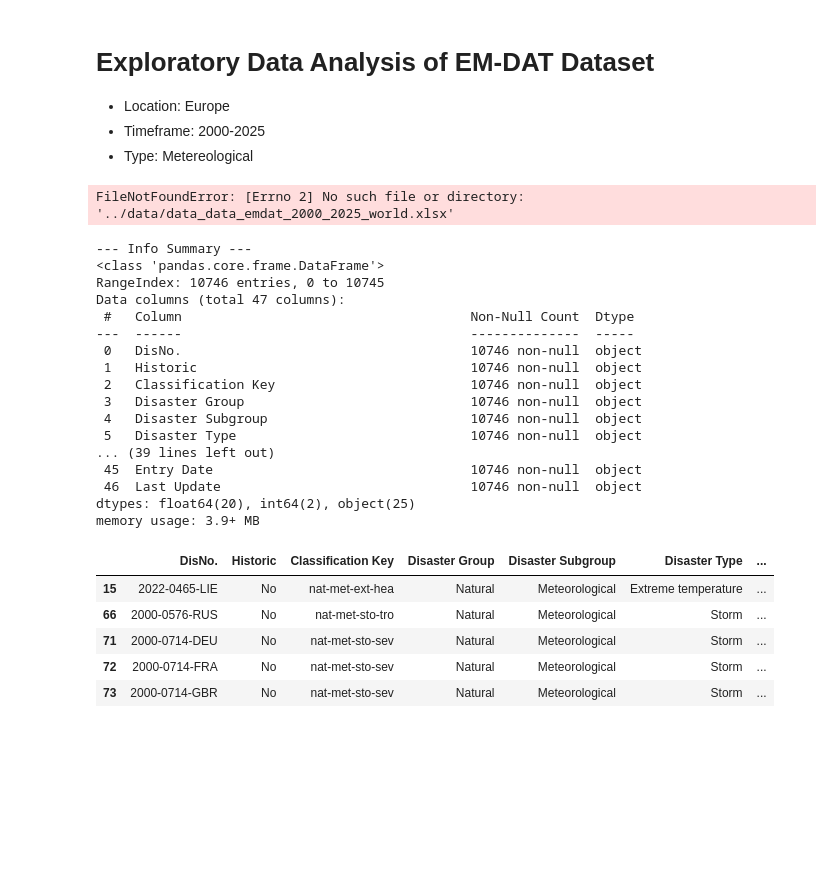
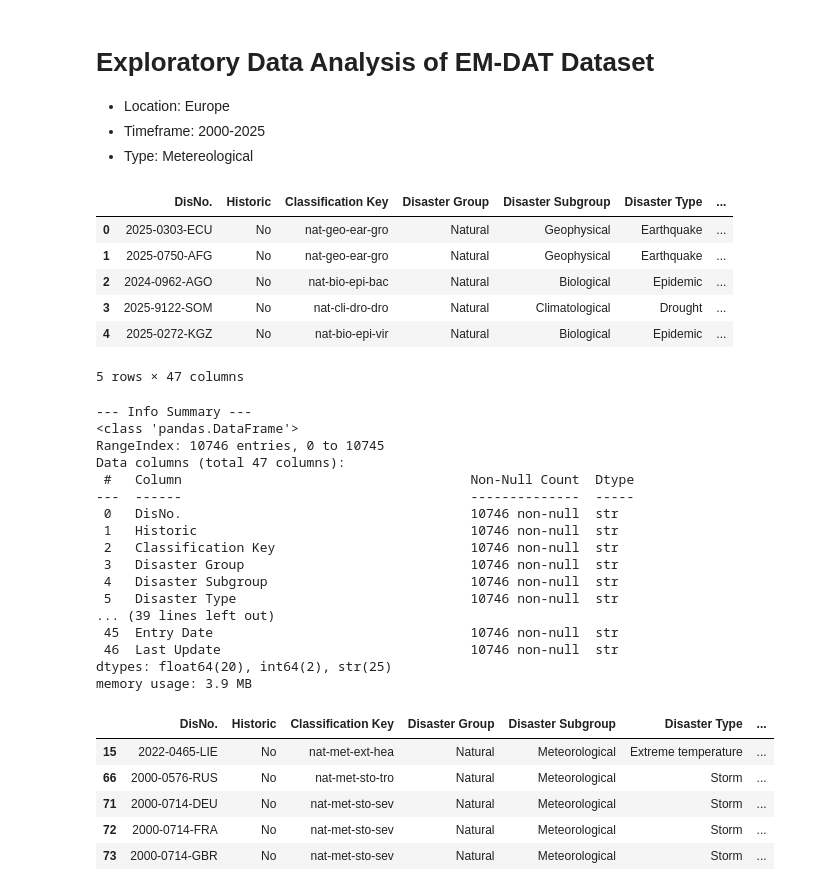
Before and after one commit to mjduarterosa/tdda-tutorial_emdat, a Jupyter notebook: notebooks/explore_EMDAT.ipynb, the cells around one changed output. Saved outputs shown, nothing was run; the diff lists cells and outputs as text; code cells hidden in the pictures; blank space fills up the shorter version.

Commit message:
fix path

```diff
--- a/notebooks/explore_EMDAT.ipynb
+++ b/notebooks/explore_EMDAT.ipynb
@@ -11,35 +11,41 @@
 # %%
 import pandas as pd
 
 # Directly load the EM-DAT excel file from Google Drive
-file_path = "../data/data_data_emdat_2000_2025_world.xlsx"
+file_path = "../data/data_emdat_2000_2025_world.xlsx"
 ##file_path = '/content/drive/MyDrive/Open Data/EMDAT/data_emdat_2000_2025_world.xlsx'
 df = pd.read_excel(file_path)
 display(df.head())
 # %% [output]
+|  | DisNo. | Historic | Classification Key | Disaster Group | Disaster Subgroup | Disaster Type | ... |
+| 0 | 2025-0303-ECU | No | nat-geo-ear-gro | Natural | Geophysical | Earthquake | ... |
+| 1 | 2025-0750-AFG | No | nat-geo-ear-gro | Natural | Geophysical | Earthquake | ... |
+| 2 | 2024-0962-AGO | No | nat-bio-epi-bac | Natural | Biological | Epidemic | ... |
+| 3 | 2025-9122-SOM | No | nat-cli-dro-dro | Natural | Climatological | Drought | ... |
+| 4 | 2025-0272-KGZ | No | nat-bio-epi-vir | Natural | Biological | Epidemic | ... |
-FileNotFoundError: [Errno 2] No such file or directory: '../data/data_data_emdat_2000_2025_world.xlsx'
+5 rows × 47 columns
 # %%
 # Detailed DataFrame summary
 print("--- Info Summary ---")
 df.info()
 # %% [output]
 --- Info Summary ---
-<class 'pandas.core.frame.DataFrame'>
+<class 'pandas.DataFrame'>
 RangeIndex: 10746 entries, 0 to 10745
 Data columns (total 47 columns):
  #   Column                                     Non-Null Count  Dtype
 ---  ------                                     --------------  -----
- 0   DisNo.                                     10746 non-null  object
- 1   Historic                                   10746 non-null  object
- 2   Classification Key                         10746 non-null  object
- 3   Disaster Group                             10746 non-null  object
- 4   Disaster Subgroup                          10746 non-null  object
- 5   Disaster Type                              10746 non-null  object
+ 0   DisNo.                                     10746 non-null  str
+ 1   Historic                                   10746 non-null  str
+ 2   Classification Key                         10746 non-null  str
+ 3   Disaster Group                             10746 non-null  str
+ 4   Disaster Subgroup                          10746 non-null  str
+ 5   Disaster Type                              10746 non-null  str
 ... (39 lines left out)
- 45  Entry Date                                 10746 non-null  object
- 46  Last Update                                10746 non-null  object
-dtypes: float64(20), int64(2), object(25)
-memory usage: 3.9+ MB
+ 45  Entry Date                                 10746 non-null  str
+ 46  Last Update                                10746 non-null  str
+dtypes: float64(20), int64(2), str(25)
+memory usage: 3.9 MB
 # %%
 # Filter for natural climatological disasters in Europe
 df_met_eu = df[
```
Also changed, not shown: parts of 3 cells of this notebook.
